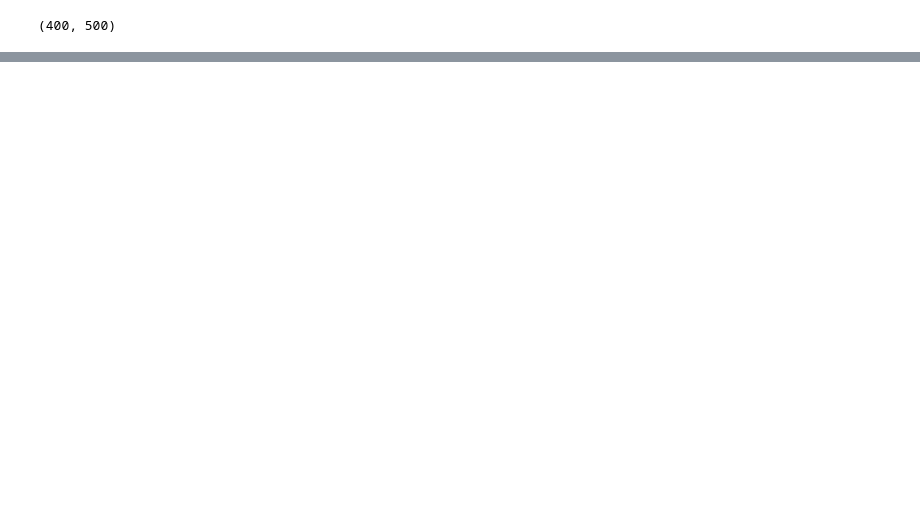
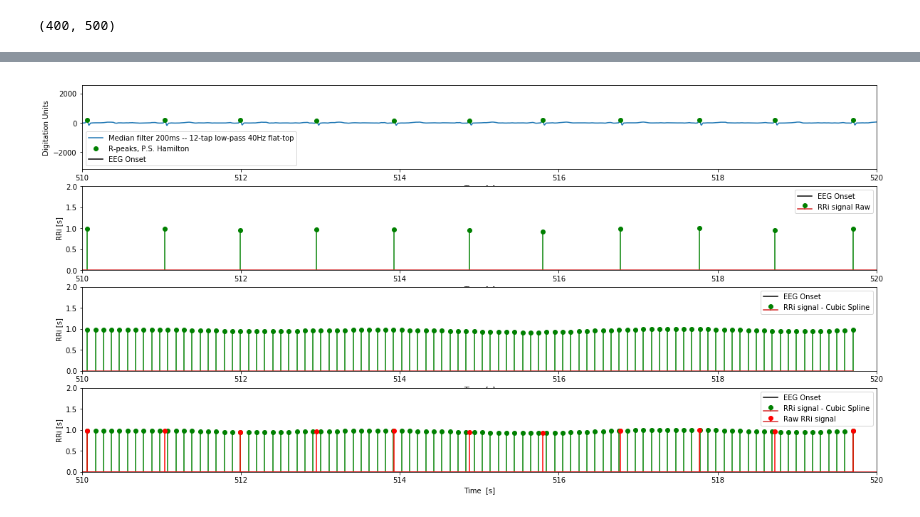
Before and after one commit to yinxiaojing1/pre_epi_seizures, a Jupyter notebook: pre_epi_seizures/hrv_computation.ipynb, the cells around one changed output, grey strips where cells are left out. Saved outputs shown, nothing was run; the diff lists cells and outputs as text; code cells hidden in the pictures; blank space fills up the shorter version.

```diff
--- a/pre_epi_seizures/hrv_computation.ipynb
+++ b/pre_epi_seizures/hrv_computation.ipynb
@@ -316,32 +369,50 @@ New Domain
 # %%
+window = [510, 520]
+
 # Plot the signal
 plt.figure(figsize=(20, 10))
 
-plt.subplot(311)
+plt.subplot(411)
 plt.plot(time_sec, medianFIR_ecg.T)
-plt.plot(time_sec[rpeaks], medianFIR_ecg.T[rpeaks], 'go')
+plt.plot(time_sec[rpeaks_hamilton], medianFIR_ecg.T[rpeaks_hamilton], 'go')
 plt.axvline(x=50*60, c='k')
 plt.legend(['Median filter 200ms -- 12-tap low-pass 40Hz flat-top' , 'R-peaks, P.S. Hamilton', 'EEG Onset'])
 plt.xlabel('Time  [s]')
 plt.ylabel('Digitation Units')
 plt.xlim(window)
 
-plt.subplot(312)
+plt.subplot(412)
 plt.stem(time_sec_rri, rri, 'g', markerfmt='go')
 plt.axvline(x=50*60, c='k')
-plt.legend(['rpeak-detector P.S. Hamilton', 'EEG Onset'])
+plt.legend(['EEG Onset', 'RRi signal Raw'])
 plt.xlabel('Time  [s]')
 plt.ylabel('RRi [s]')
 plt.xlim(window)
+plt.ylim(0, 2)
 
-plt.subplot(313)
-plt.stem(resample_rri_time_sec, resample_rri, 'g', markerfmt='go')
+plt.subplot(413)
+plt.stem(new_domain, resampled_rri_window_cubic, 'g', markerfmt='go')
 plt.axvline(x=50*60, c='k')
-plt.legend(['rpeak-detector P.S. Hamilton', 'EEG Onset'])
+plt.legend(['EEG Onset', 'RRi signal - Cubic Spline'])
 plt.xlabel('Time  [s]')
 plt.ylabel('RRi [s]')
 plt.xlim(window)
+plt.ylim(0, 2)
+
+plt.subplot(414)
+plt.stem(new_domain, resampled_rri_window_cubic, 'g', markerfmt='go')
+plt.stem(time_sec_rri, rri, 'r', markerfmt='ro')
+
+plt.axvline(x=50*60, c='k')
+plt.legend(['EEG Onset', 'RRi signal - Cubic Spline', 'Raw RRi signal'])
+plt.xlabel('Time  [s]')
+plt.ylabel('RRi [s]')
+plt.xlim(window)
+plt.ylim(0, 2)
+
 plt.show()
+# %% [output]
+[figure, added]
 # %%
 window = [0, 70*60]
 
```
Also changed, not shown: parts of 5 cells of this notebook, 1 other file.
